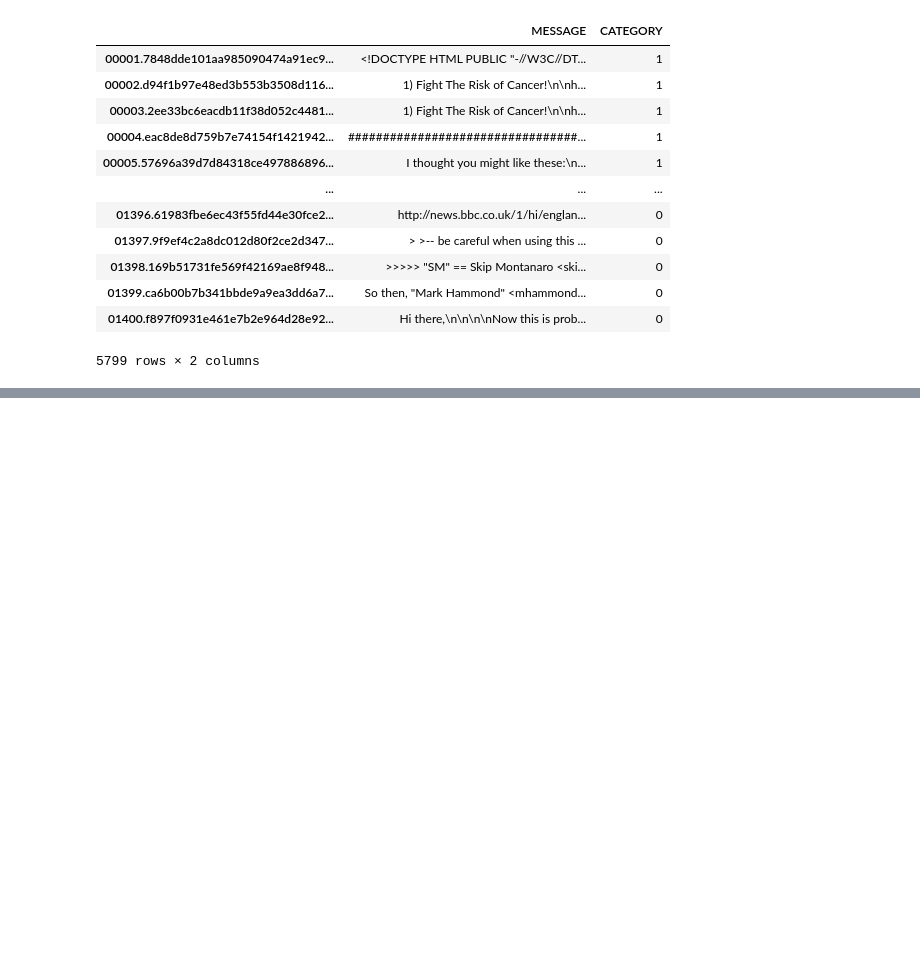
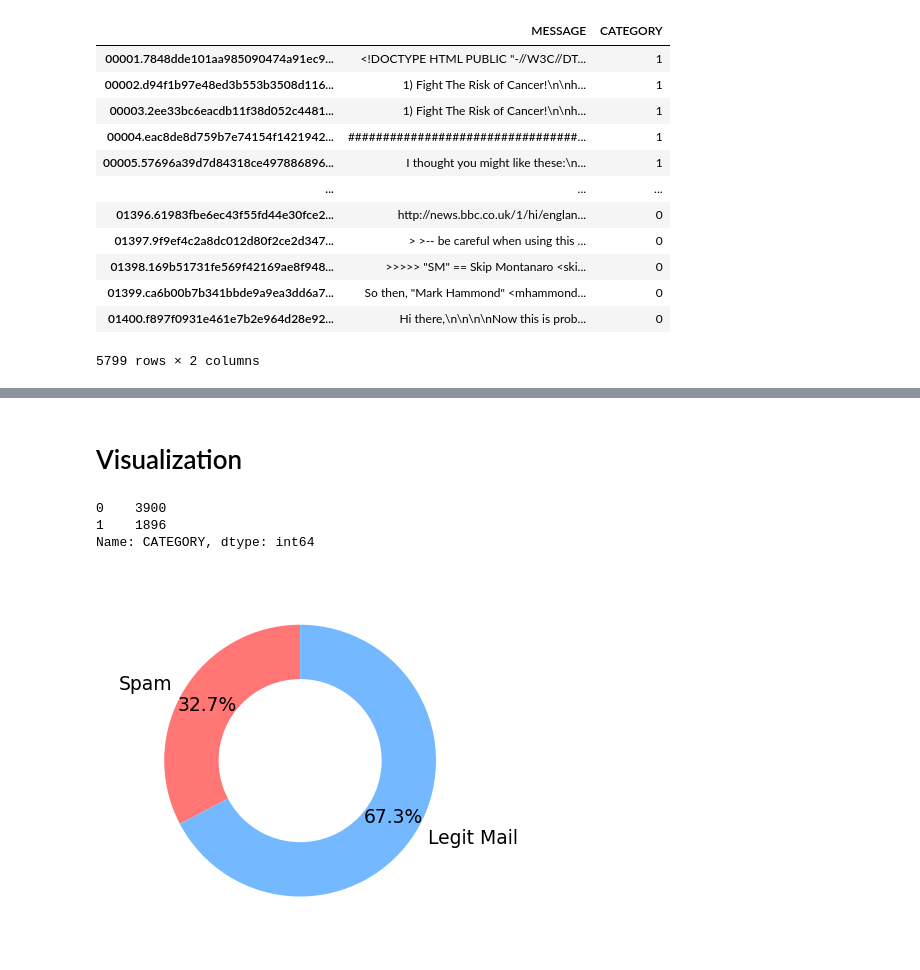
Before and after one commit to qa-amin/Naive-Bayes-Classifier-to-Filter-Spam-Emails, a Jupyter notebook: Naive _Bayes _Classifier.ipynb, the cells around one changed output, grey strips where cells are left out. Cells and saved outputs as stored; diff of their text form; code cells hidden in the pictures; blank space fills up the shorter version.

Commit message:
draw pie chart  show number of spam & legit mail

```diff
--- a/Naive _Bayes _Classifier.ipynb
+++ b/Naive _Bayes _Classifier.ipynb
@@ -203,0 +206,26 @@ data
+# %% [markdown]
+# Visualization
+# %%
+data['CATEGORY'].value_counts()
+# %% [output]
+0    3900
+1    1896
+Name: CATEGORY, dtype: int64
+# %%
+number_of_spam = data['CATEGORY'].value_counts()[1]
+number_of_ham = data['CATEGORY'].value_counts()[0]
+# %%
+category_names = ['Spam', 'Legit Mail']
+size = [number_of_spam, number_of_ham]
+
+custom_colors = ['#ff7675', '#74b9ff']
+
+plt.figure(figsize=(3, 2), dpi=225)
+plt.pie(size, labels=category_names, textprops={'fontsize':6}, startangle=90,
+       autopct='%1.1f%%', colors=custom_colors, pctdistance=0.8 )
+
+center_circle = plt.Circle((0, 0), radius=0.6, fc='white')
+plt.gca().add_artist(center_circle)
+plt.show()
+# %% [output]
+[figure, added]
```
Also changed, not shown: parts of 17 cells of this notebook.
